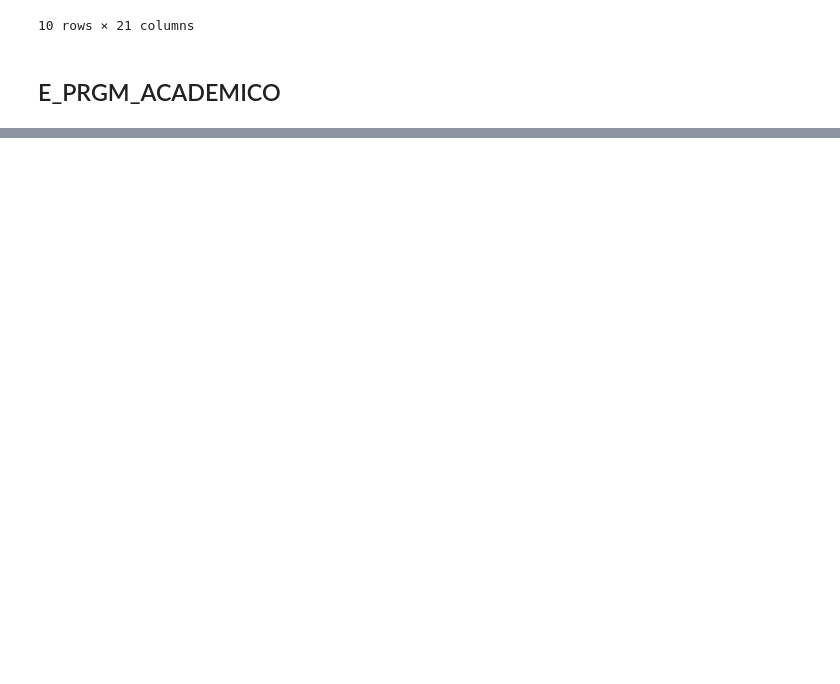
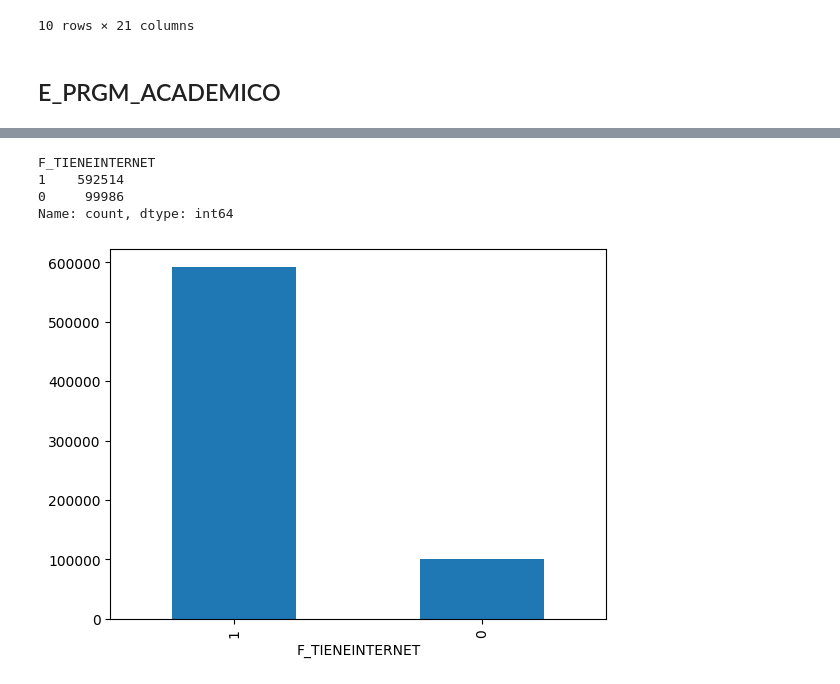
Before and after one commit to Thomascc123/Proyecto-Kaggle-Modelos, a Jupyter notebook: 02 - preprocesado.ipynb, the cells around one changed output, grey strips where cells are left out. Saved outputs shown, nothing was run; the diff lists cells and outputs as text; code cells hidden in the pictures; blank space fills up the shorter version.

```diff
--- a/02 - preprocesado.ipynb
+++ b/02 - preprocesado.ipynb
@@ -579 +579,14 @@ def onehotEncode(df, column):
+# %%
+def onehotEncode(df, column):
+    values = df[column].unique().tolist() # obteniendo los valores
+
+    for value in values:
+        df[column + '_' + value] = (df[column] == value).astype(int) #haciendo cada columna nueva
+
+    df.drop(columns=[column], inplace=True) #borrando la columna anterior
+
+    return df
+
+def percentagePositives(df, roundVal=4):
+  print(df._get_numeric_data().mean().round(roundVal)*100)
 # %%
@@ -699,0 +718,3 @@ train.shape[0]*0.2/100
+# %%
+copy2train = onehotEncode(copy2train, 'E_PRGM_ACADEMICO')
+percentagePositives(copy2train)
@@ -699,0 +765,2 @@ train.shape[0]*0.2/100
+# %%
+copy2train = onehotEncode(copy2train, 'E_PRGM_DEPARTAMENTO')
@@ -699,0 +806,8 @@ train.shape[0]*0.2/100
+# %%
+viewValues(copy2train, 'F_TIENEINTERNET')
+# %% [output]
+F_TIENEINTERNET
+1    592514
+0     99986
+Name: count, dtype: int64
+[figure, added]
```
Also changed, not shown: parts of 52 cells of this notebook.
